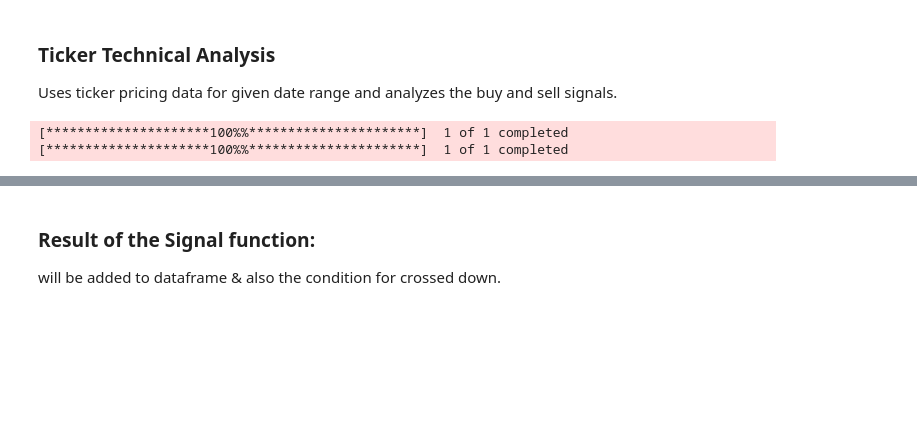
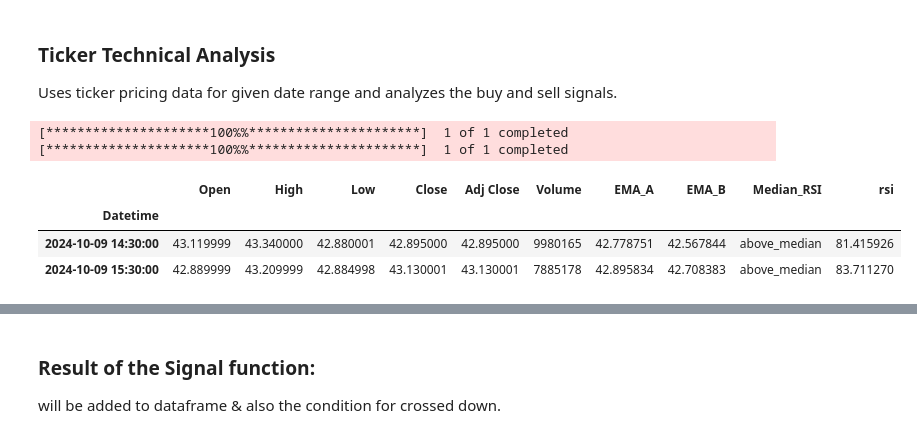
Before and after one commit to rindel/labs, a Jupyter notebook: ticker_technical_analysis.ipynb, the cells around one changed output, grey strips where cells are left out. Cells and saved outputs as stored; diff of their text form; code cells hidden in the pictures; blank space fills up the shorter version.

```diff
--- a/ticker_technical_analysis.ipynb
+++ b/ticker_technical_analysis.ipynb
@@ -36 +64,8 @@ df_intra['EMA_A'], df_intra['EMA_B'] = calculate_ema(5, 7, df_intra)
+# %%
+df_intra.tail(2)
+# %% [output]
+|  | Open | High | Low | Close | Adj Close | Volume | EMA_A | EMA_B | Median_RSI | rsi |
+| Datetime |  |  |  |  |  |  |  |  |  |  |
+| 2024-10-09 14:30:00 | 43.119999 | 43.340000 | 42.880001 | 42.895000 | 42.895000 | 9980165 | 42.778751 | 42.567844 | above_median | 81.415926 |
+| 2024-10-09 15:30:00 | 42.889999 | 43.209999 | 42.884998 | 43.130001 | 43.130001 | 7885178 | 42.895834 | 42.708383 | above_median | 83.711270 |
 # %%
```
Also changed, not shown: parts of 12 cells of this notebook.
